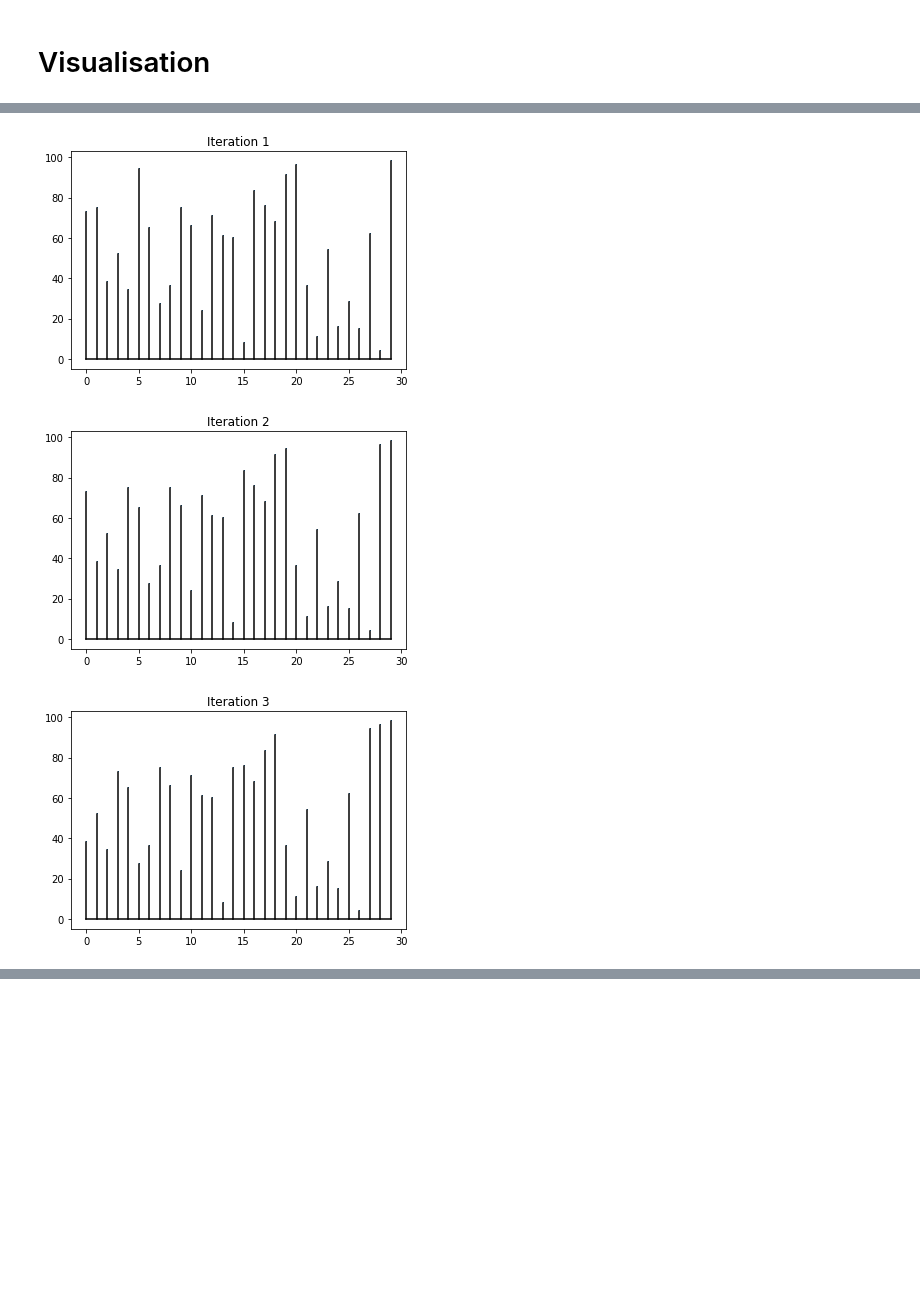
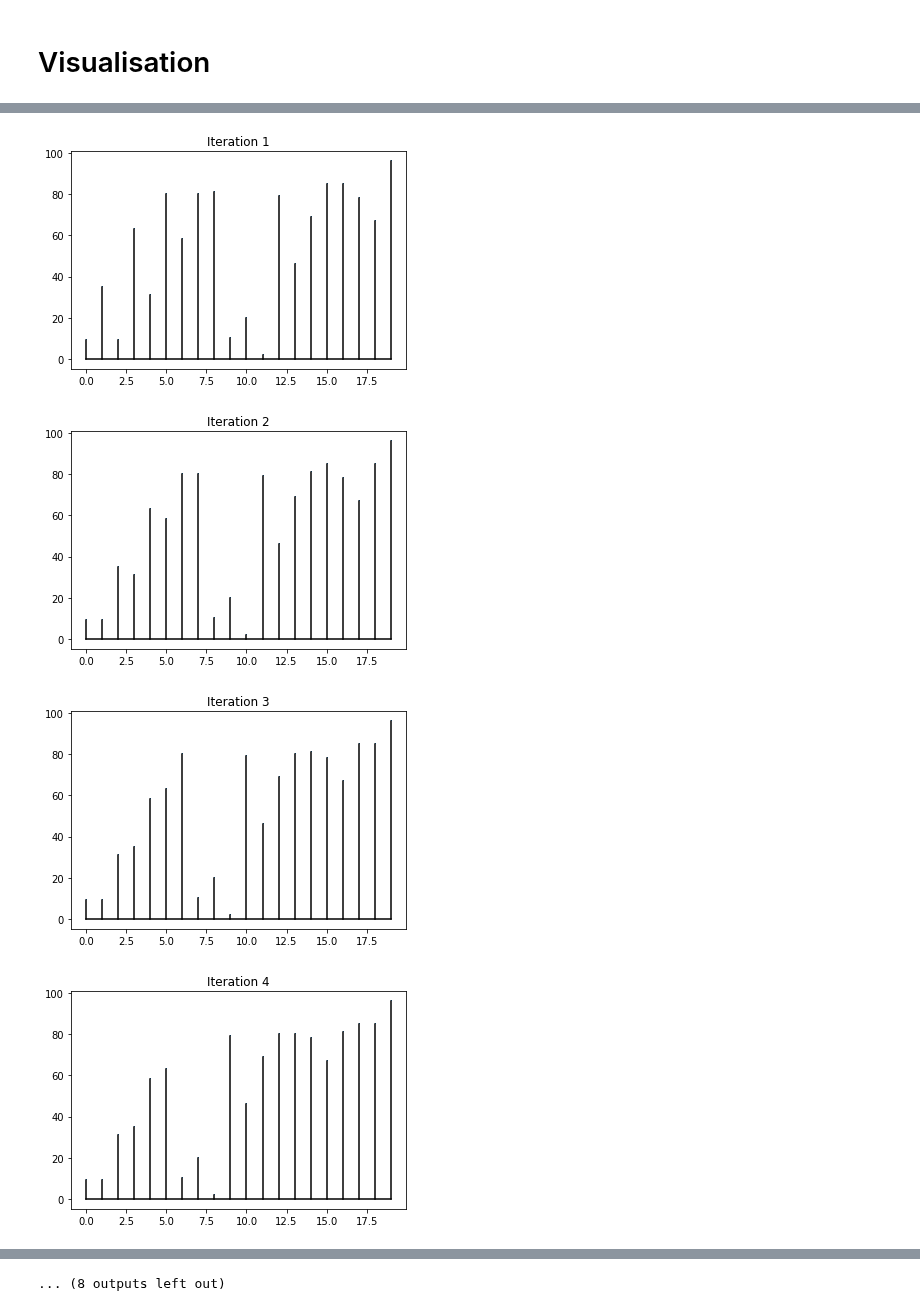
Before and after one commit to ocuisenaire/ASD1-notebooks, a Jupyter notebook: 3 - Tris/1 - Tri à Bulles.ipynb, the cells around one changed output, grey strips where cells are left out. Cells and saved outputs as stored; diff of their text form; code cells hidden in the pictures; blank space fills up the shorter version.

```diff
--- a/3 - Tris/1 - Tri à Bulles.ipynb
+++ b/3 - Tris/1 - Tri à Bulles.ipynb
@@ -60,0 +81,5 @@ boucleInterne(T);
+# %%
+def boucleInterne2(A,k):
+    for i in range(0,k-1):           # paires (0,1), (1,2), ... (k-2,k-1)
+        echangeSiNecessaire(A,i)
+    return;
@@ -62,8 +91,8 @@ boucleInterne(T);
 T = TAB.copy()
 
 N = len(T)
-for i in range(0,N-1):
-    boucleInterne(T)
+for k in range(N,1,-1):
+    boucleInterne2(T,k)
     print("")
 # %% [output]
 [5, 8, 4, 3, 2, 6, 7, 1] => Inchangé
@@ -92,8 +121,8 @@ T = TAB.copy()
 print("A trier: ",T)
 
 N = len(T)
-for j in range(0,N-1):
-    for i in range(0,N-1):
+for k in range(N,1,-1):                 # N, N-1, ... 2
+    for i in range(0,k-1):              # paires (0,1), (1,2), ... (k-1,k)
         if T[i] > T[i+1]:
             T[i],T[i+1] = T[i+1],T[i]   # swap
 
@@ -120,11 +144,12 @@ it = 0
 # %%
+T = np.random.randint(0,100,20)
+N = len(T)
+it = 0
+
 affiche(T,it)
 
-nombreIterations = 3
-
-for j in range(0,nombreIterations):
-
-    for i in range(0,N-1):
+for j in range(N,1,-1):
+    for i in range(0,j-1):
         if T[i] > T[i+1]:
             T[i],T[i+1] = T[i+1],T[i]   # swap
     it += 1
@@ -134,3 +159,4 @@ for j in range(0,nombreIterations):
-[figure, old version]
+[figure, new version]
-[figure, old version]
+[figure, new version]
-[figure, old version]
+[figure, new version]
+[figure, added]
@@ -136,0 +170 @@ for j in range(0,nombreIterations):
+... (8 outputs left out)
```
Also changed, not shown: parts of 17 cells of this notebook.
